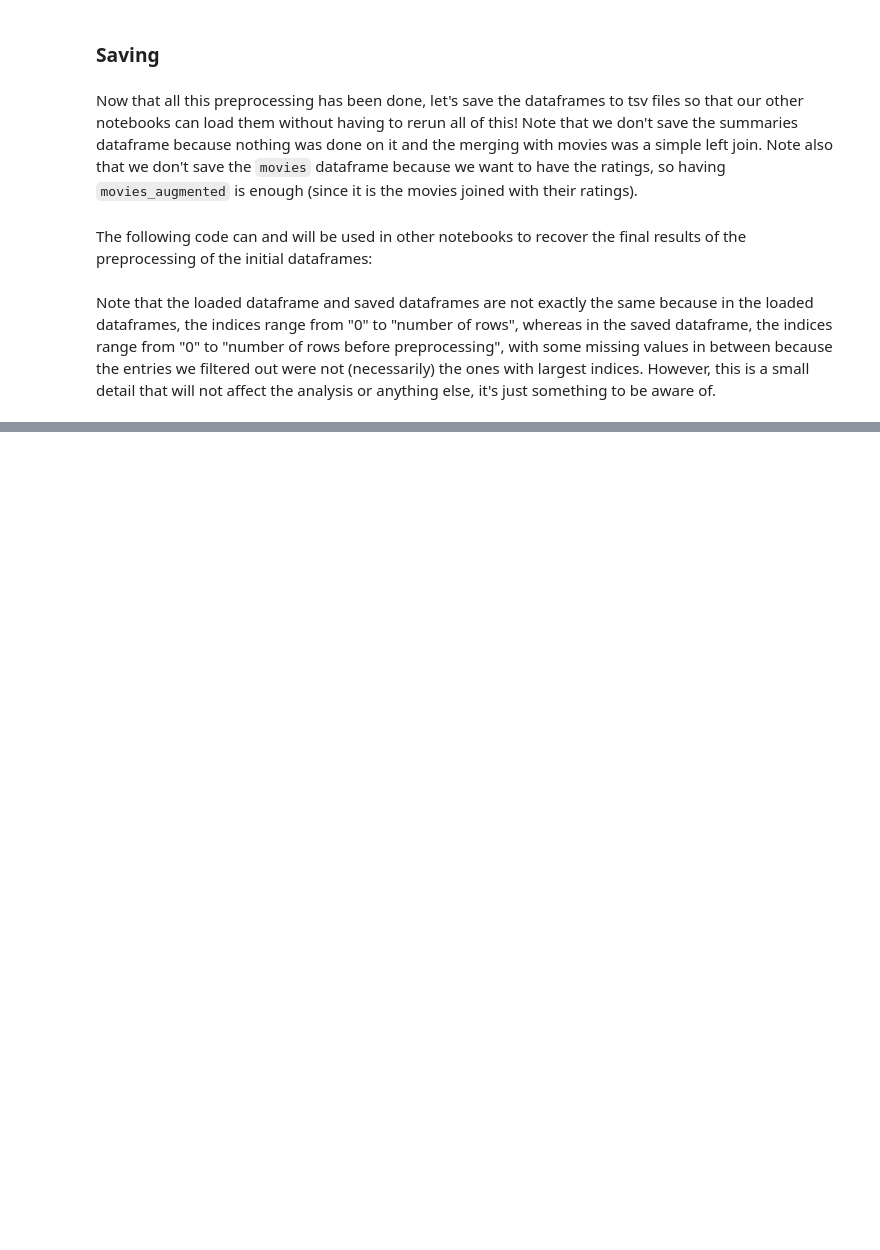
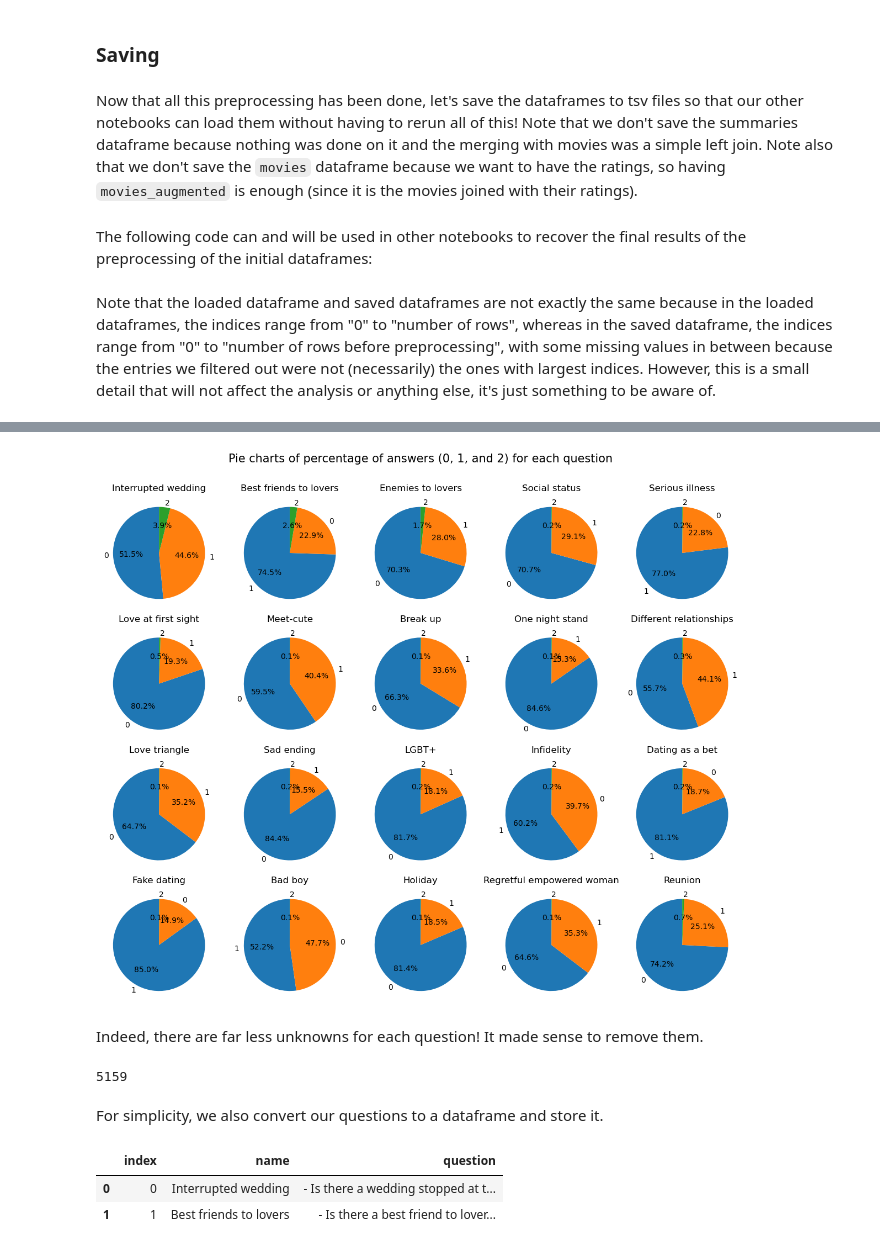
Before and after one commit to epfl-ada/ada-2023-project-theredpandada5, a Jupyter notebook: Data preprocessing.ipynb, the cells around one changed output, grey strips where cells are left out. Cells and saved outputs as stored; diff of their text form; code cells hidden in the pictures; blank space fills up the shorter version.

```diff
--- a/Data preprocessing.ipynb
+++ b/Data preprocessing.ipynb
@@ -866,0 +1025,22 @@ Note that the loaded dataframe and saved dataframes are not exactly the same bec
+# %%
+relevant_answers = gpt_answers[gpt_answers['binary_answers'].str.contains('1')].copy()
+plot_gpt_answers_pie_charts(relevant_answers, question_names)
+# %% [output]
+[figure, added]
+# %% [markdown]
+Indeed, there are far less unknowns for each question! It made sense to remove them.
+# %%
+len(relevant_answers)
+# %% [output]
+5159
+# %% [markdown]
+For simplicity, we also convert our questions to a dataframe and store it.
+# %%
+names_df = pd.DataFrame.from_dict(question_names, orient='index', columns=['name'])
+questions_df = pd.DataFrame.from_dict(questions, orient='index', columns=['question'])
+questions_info = pd.concat([names_df, questions_df], axis=1).reset_index()
+questions_info.sample(2)
+# %% [output]
+|  | index | name | question |
+| 0 | 0 | Interrupted wedding | - Is there a wedding stopped at t... |
+| 1 | 1 | Best friends to lovers | - Is there a best friend to lover... |
```
Also changed, not shown: parts of 42 cells of this notebook, 9 other files.
